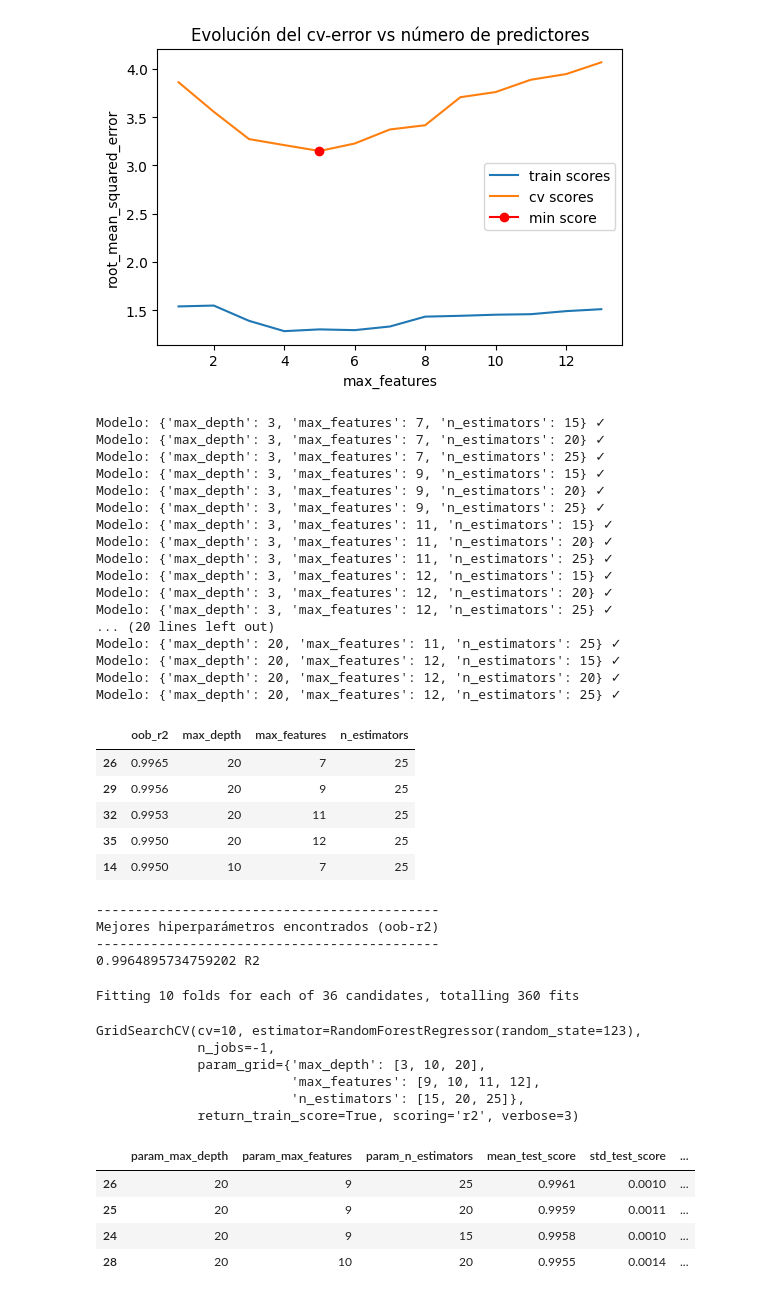
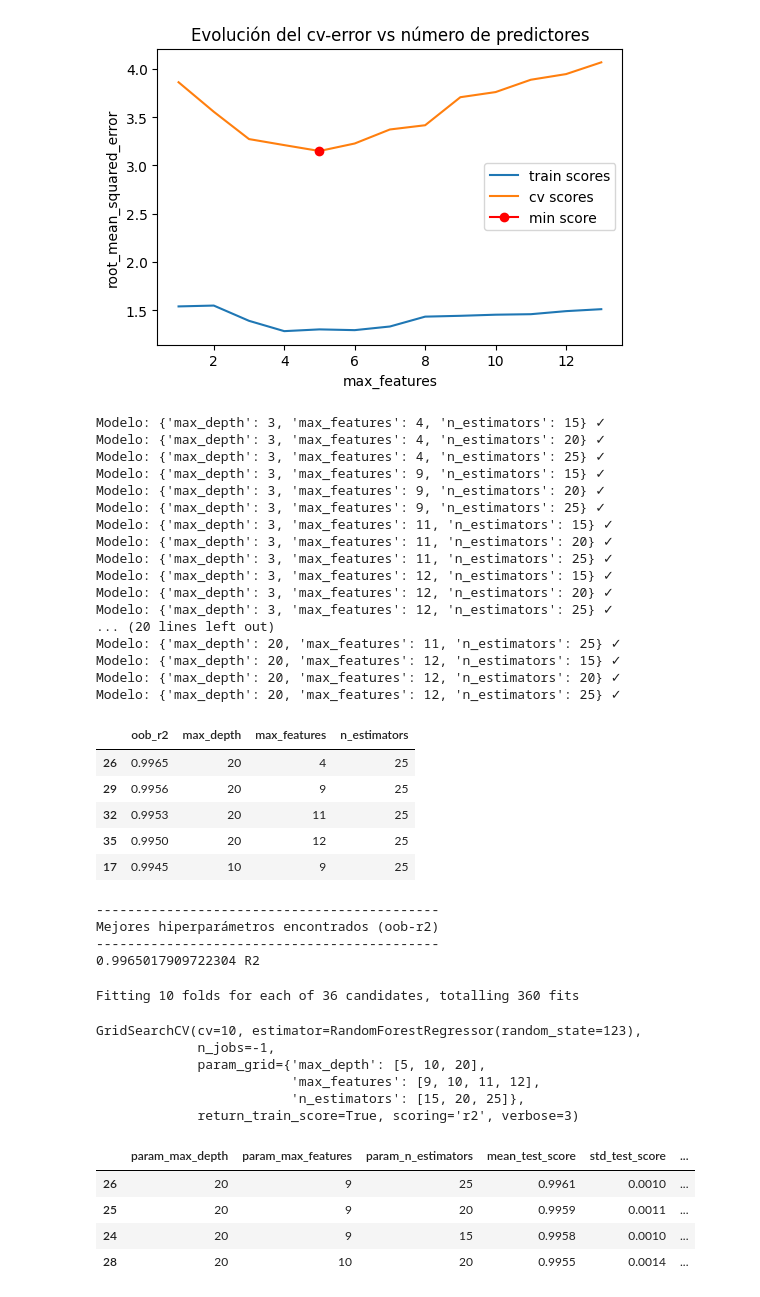
Before and after one commit to juanpbetancurc/Entregable-aprendizaje-automatico, a Jupyter notebook: arbolesdecisionramdonforest.ipynb, the cells around one changed output. Cells and saved outputs as stored; diff of their text form; code cells hidden in the pictures.

```diff
--- a/arbolesdecisionramdonforest.ipynb
+++ b/arbolesdecisionramdonforest.ipynb
@@ -467,9 +467,9 @@ Valor óptimo de max_features: 5
 # Grid de hiperparámetros evaluados
 # ==============================================================================
 param_grid = ParameterGrid(
-                {'n_estimators': [15, 20, 25],
-                 'max_features': [7, 9, 11, 12],
-                 'max_depth'   : [3, 10, 20]
+                {'n_estimators': [15, 20, 25], # Cantidad de árboles en el bosque
+                 'max_features': [4, 9, 11, 12], # Número de características a considerar en cada división
+                 'max_depth'   : [3, 10, 20]     # Profundidad máxima del árbol
                 }
              )
 
@@ -488,41 +488,41 @@ for params in param_grid:
 
     modelRF.fit(X_Completo, y_Completo)
 
     resultados['params'].append(params)
     resultados['oob_r2'].append(modelRF.oob_score_)
     print(f"Modelo: {params} \u2713")
 
 # Resultados
 # ==============================================================================
 resultados = pd.DataFrame(resultados)
 resultados = pd.concat([resultados, resultados['params'].apply(pd.Series)], axis=1)
 resultados = resultados.drop(columns = 'params')
 resultados = resultados.sort_values('oob_r2', ascending=False)
 resultados.head(5)
 # %% [output]
-Modelo: {'max_depth': 3, 'max_features': 7, 'n_estimators': 15} ✓
-Modelo: {'max_depth': 3, 'max_features': 7, 'n_estimators': 20} ✓
-Modelo: {'max_depth': 3, 'max_features': 7, 'n_estimators': 25} ✓
+Modelo: {'max_depth': 3, 'max_features': 4, 'n_estimators': 15} ✓
+Modelo: {'max_depth': 3, 'max_features': 4, 'n_estimators': 20} ✓
+Modelo: {'max_depth': 3, 'max_features': 4, 'n_estimators': 25} ✓
 Modelo: {'max_depth': 3, 'max_features': 9, 'n_estimators': 15} ✓
 Modelo: {'max_depth': 3, 'max_features': 9, 'n_estimators': 20} ✓
 Modelo: {'max_depth': 3, 'max_features': 9, 'n_estimators': 25} ✓
 Modelo: {'max_depth': 3, 'max_features': 11, 'n_estimators': 15} ✓
 Modelo: {'max_depth': 3, 'max_features': 11, 'n_estimators': 20} ✓
 Modelo: {'max_depth': 3, 'max_features': 11, 'n_estimators': 25} ✓
 Modelo: {'max_depth': 3, 'max_features': 12, 'n_estimators': 15} ✓
 Modelo: {'max_depth': 3, 'max_features': 12, 'n_estimators': 20} ✓
 Modelo: {'max_depth': 3, 'max_features': 12, 'n_estimators': 25} ✓
 ... (20 lines left out)
 Modelo: {'max_depth': 20, 'max_features': 11, 'n_estimators': 25} ✓
 Modelo: {'max_depth': 20, 'max_features': 12, 'n_estimators': 15} ✓
 Modelo: {'max_depth': 20, 'max_features': 12, 'n_estimators': 20} ✓
 Modelo: {'max_depth': 20, 'max_features': 12, 'n_estimators': 25} ✓
 |  | oob_r2 | max_depth | max_features | n_estimators |
-| 26 | 0.9965 | 20 | 7 | 25 |
+| 26 | 0.9965 | 20 | 4 | 25 |
 | 29 | 0.9956 | 20 | 9 | 25 |
 | 32 | 0.9953 | 20 | 11 | 25 |
 | 35 | 0.9950 | 20 | 12 | 25 |
-| 14 | 0.9950 | 10 | 7 | 25 |
+| 17 | 0.9945 | 10 | 9 | 25 |
 # %%
 # Mejores hiperparámetros por out-of-bag error
 # ==============================================================================
@@ -534,7 +534,7 @@ print(resultados.iloc[0,:]['oob_r2'], "R2")
 --------------------------------------------
 Mejores hiperparámetros encontrados (oob-r2)
 --------------------------------------------
-0.9964895734759202 R2
+0.9965017909722304 R2
 # %%
 #Se entrena el modelo con múltiples hiperparámetros buscando el mejor
 
@@ -549,7 +549,7 @@ CV = 10
 parameters =  {
                 'n_estimators': [15, 20, 25],
                 'max_features': [9, 10, 11, 12],
-                'max_depth'   : [3, 10, 20]
+                'max_depth'   : [5, 10, 20]
                 }
 
 grid_RF = GridSearchCV(
@@ -568,7 +568,7 @@ grid_RF.fit(X = X_Completo, y = y_Completo)
 Fitting 10 folds for each of 36 candidates, totalling 360 fits
 GridSearchCV(cv=10, estimator=RandomForestRegressor(random_state=123),
              n_jobs=-1,
-             param_grid={'max_depth': [3, 10, 20],
+             param_grid={'max_depth': [5, 10, 20],
                          'max_features': [9, 10, 11, 12],
                          'n_estimators': [15, 20, 25]},
              return_train_score=True, scoring='r2', verbose=3)
```
Also changed, not shown: parts of 5 cells of this notebook, 5 other files.
